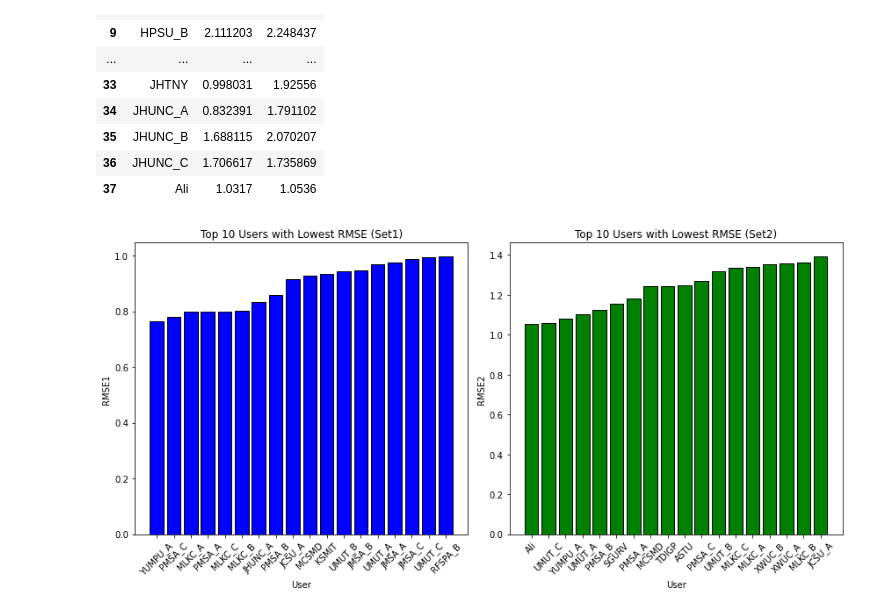
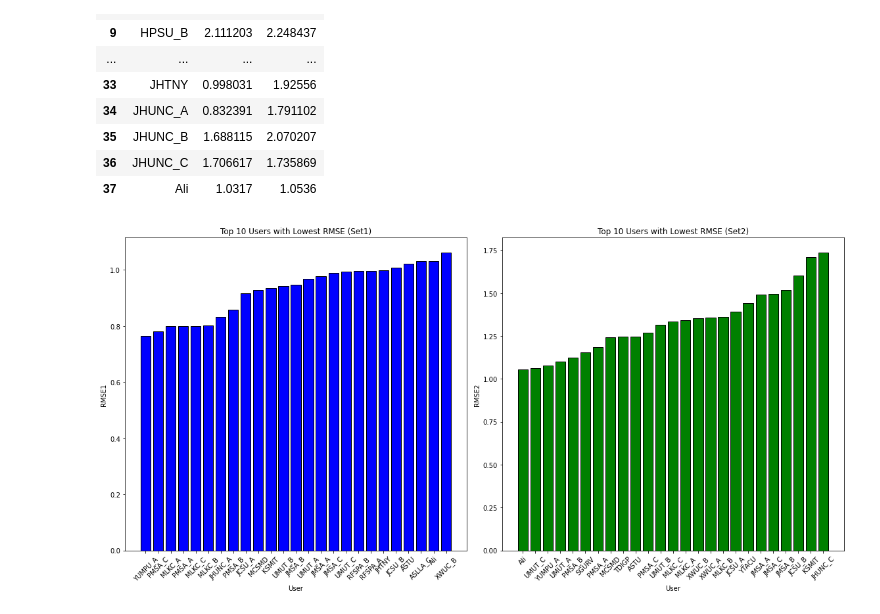
Before and after one commit to ComPlat/water-solubility-prediction, a Jupyter notebook: Notebook/JCIM_test.ipynb, the cells around one changed output. Drawn from its saved outputs; the diff is of its cells as text; code cells hidden in the pictures.

```diff
--- a/Notebook/JCIM_test.ipynb
+++ b/Notebook/JCIM_test.ipynb
@@ -574,10 +574,10 @@ plt.show()
 # %%
 ### Taking out the others users prediction and actual data for set1
 import pandas as pd
-df_set1 = pd.read_excel('../JCIM_competition_test.xlsx', sheet_name="SET1")
+df_set1 = pd.read_excel('../data/JCIM_Prediction/JCIM_competition_test.xlsx', sheet_name="SET1")
 # %%
 ### Taking out the others users prediction and actual data for set2
-df_set2 = pd.read_excel('../JCIM_competition_test.xlsx', sheet_name="SET2")
+df_set2 = pd.read_excel('../data/JCIM_Prediction/JCIM_competition_test.xlsx', sheet_name="SET2")
 # %%
 import pandas as pd
 import numpy as np
@@ -672,37 +672,37 @@ merged_df
 import pandas as pd
 import matplotlib.pyplot as plt
 
 merged_df["RMSE1"] = pd.to_numeric(merged_df["RMSE1"], errors="coerce")
 merged_df["RMSE2"] = pd.to_numeric(merged_df["RMSE2"], errors="coerce")
 
 
-# Sort by rmse_set1 and rmse_set2 to get top 10 lowest RMSE values
-df_sorted_set1 = merged_df.sort_values(by='RMSE1').head(18)
-df_sorted_set2 = merged_df.sort_values(by='RMSE2').head(18)
+# Sort by rmse_set1 and rmse_set2 to get top 25 lowest RMSE values
+df_sorted_set1 = merged_df.sort_values(by='RMSE1').head(25)
+df_sorted_set2 = merged_df.sort_values(by='RMSE2').head(25)
 
 # Plotting the bar chart for RMSE Set1 and RMSE Set2
-plt.figure(figsize=(12, 6))
+plt.figure(figsize=(16, 8))
 
 # Bar chart for RMSE Set1
 plt.subplot(1, 2, 1)
 plt.bar(df_sorted_set1['User'], df_sorted_set1['RMSE1'], color='blue', edgecolor='black')
 plt.title('Top 10 Users with Lowest RMSE (Set1)')
 plt.xlabel('User')
 plt.ylabel('RMSE1')
 plt.xticks(rotation=45)
 
 # Bar chart for RMSE Set2
 plt.subplot(1, 2, 2)
 plt.bar(df_sorted_set2['User'], df_sorted_set2['RMSE2'], color='green', edgecolor='black')
 plt.title('Top 10 Users with Lowest RMSE (Set2)')
 plt.xlabel('User')
 plt.ylabel('RMSE2')
 plt.xticks(rotation=45)
 
 # Show the plot
 plt.tight_layout()
 plt.show()
 # %% [output]
-[figure, old version]
+[figure, new version]
 # %%
 ### End here ....
```
